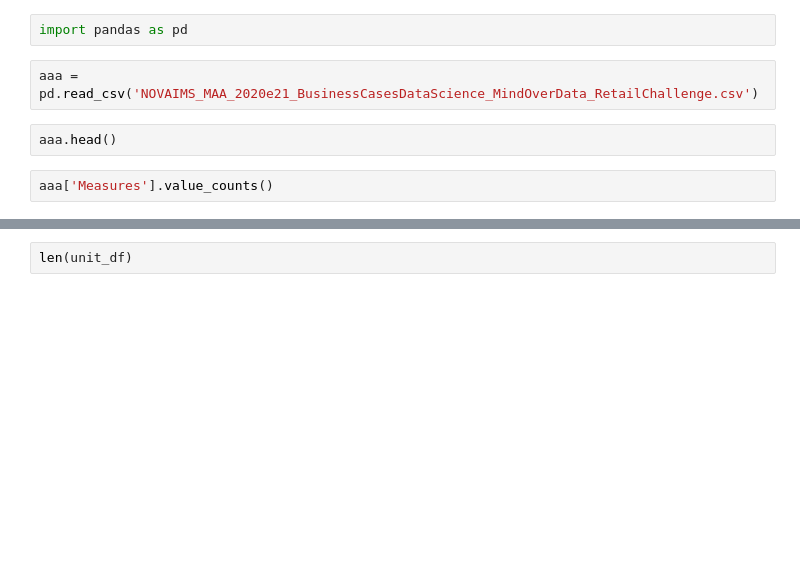
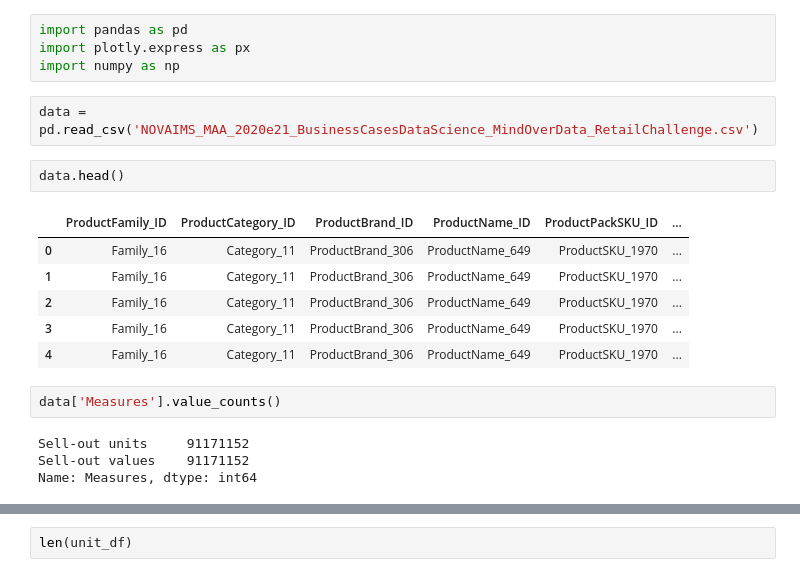
Before and after one commit to its-pedrofonseca/Business-Cases-With-Data-Science, a Jupyter notebook: BC5/BC5.ipynb, the cells around one changed output, grey strips where cells are left out. Drawn from its saved outputs; the diff is of its cells as text; blank space fills up the shorter version.

```diff
--- a/BC5/BC5.ipynb
+++ b/BC5/BC5.ipynb
@@ -1,9 +1,22 @@
 # %%
 import pandas as pd
+import plotly.express as px
+import numpy as np
 # %%
-aaa = pd.read_csv('NOVAIMS_MAA_2020e21_BusinessCasesDataScience_MindOverData_RetailChallenge.csv')
+data = pd.read_csv('NOVAIMS_MAA_2020e21_BusinessCasesDataScience_MindOverData_RetailChallenge.csv')
 # %%
-aaa.head()
+data.head()
+# %% [output]
+|  | ProductFamily_ID | ProductCategory_ID | ProductBrand_ID | ProductName_ID | ProductPackSKU_ID | ... |
+| 0 | Family_16 | Category_11 | ProductBrand_306 | ProductName_649 | ProductSKU_1970 | ... |
+| 1 | Family_16 | Category_11 | ProductBrand_306 | ProductName_649 | ProductSKU_1970 | ... |
+| 2 | Family_16 | Category_11 | ProductBrand_306 | ProductName_649 | ProductSKU_1970 | ... |
+| 3 | Family_16 | Category_11 | ProductBrand_306 | ProductName_649 | ProductSKU_1970 | ... |
+| 4 | Family_16 | Category_11 | ProductBrand_306 | ProductName_649 | ProductSKU_1970 | ... |
 # %%
-aaa['Measures'].value_counts()
+data['Measures'].value_counts()
+# %% [output]
+Sell-out units     91171152
+Sell-out values    91171152
+Name: Measures, dtype: int64
 # %%
```
Also changed, not shown: parts of 11 cells of this notebook.
